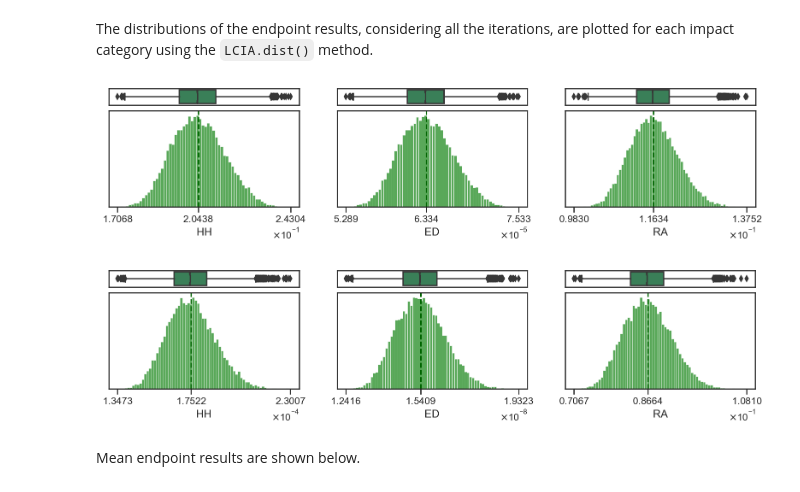
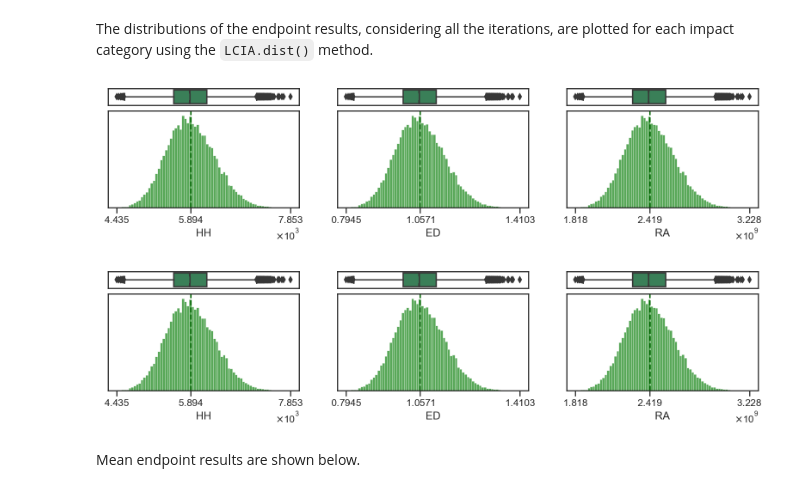
Before and after one commit to gparolin/AEco, a Jupyter notebook: Scripts/view.ipynb, the cells around one changed output. Cells and saved outputs as stored; diff of their text form; code cells hidden in the pictures.

```diff
--- a/Scripts/view.ipynb
+++ b/Scripts/view.ipynb
@@ -14,6 +14,6 @@ os.chdir("C:/Users/giparoli/Documents/Projetos/AEco")
 # iris_path_original = '.\\Outputs\\Iris_original_outputs'  # LCA results file path
 # iris_path_midlife = '.\\Outputs\\Iris_updated_outputs'  # LCA results file path
 # iris_path_AT = '.\\Outputs\\Iris_AT_outputs'  # LCA results file path
-antera_spray_path = '.\\Outputs\\Antera_original_outputs'  # LCA results file path
-antera_corrective_path = '.\\Outputs\\Antera_updated_outputs'  # LCA results file path
+antera_spray_path = '.\\Outputs\\Antera_og_outputs_v3'  # LCA results file path
+antera_corrective_path = '.\\Outputs\\Antera_updated_outputs_v3'  # LCA results file path
 # %%
@@ -163,13 +161,13 @@ updated.bar('MP', subphase=True, save=True, palette='tab20')
 # %% [markdown]
 The distributions of the endpoint results, considering all the iterations, are plotted for each impact category using the `LCIA.dist()` method.
 # %%
-updated_pest.dist('EP', save=False)
+original_pest.dist('EP', save=False)
 # %% [output]
-[figure, old version]
+[figure, new version]
 # %%
-updated.dist('EP', save=False)
+original_pest.dist('EP', save=False)
 # %% [output]
-[figure, old version]
+[figure, new version]
 # %% [markdown]
 Mean endpoint results are shown below.
 # %%
```
Also changed, not shown: parts of 18 cells of this notebook, 12 other files.
